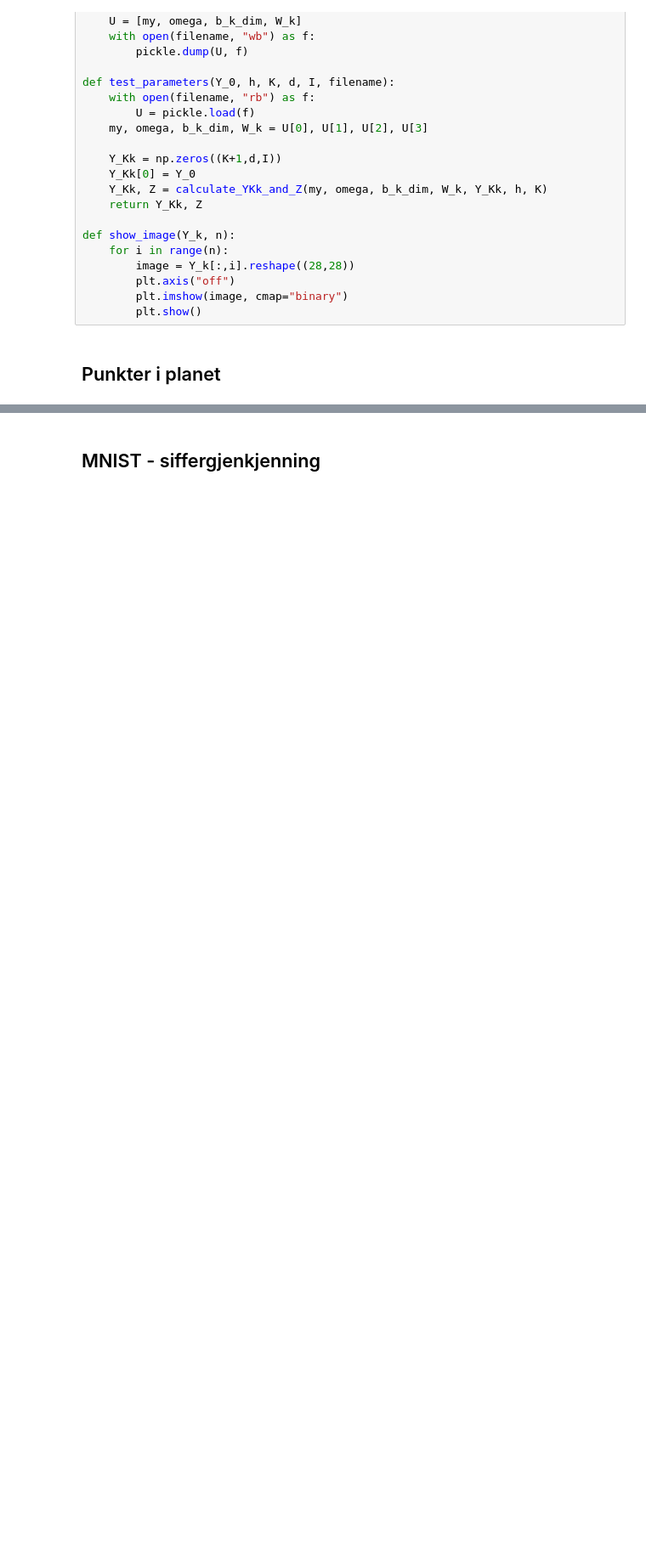
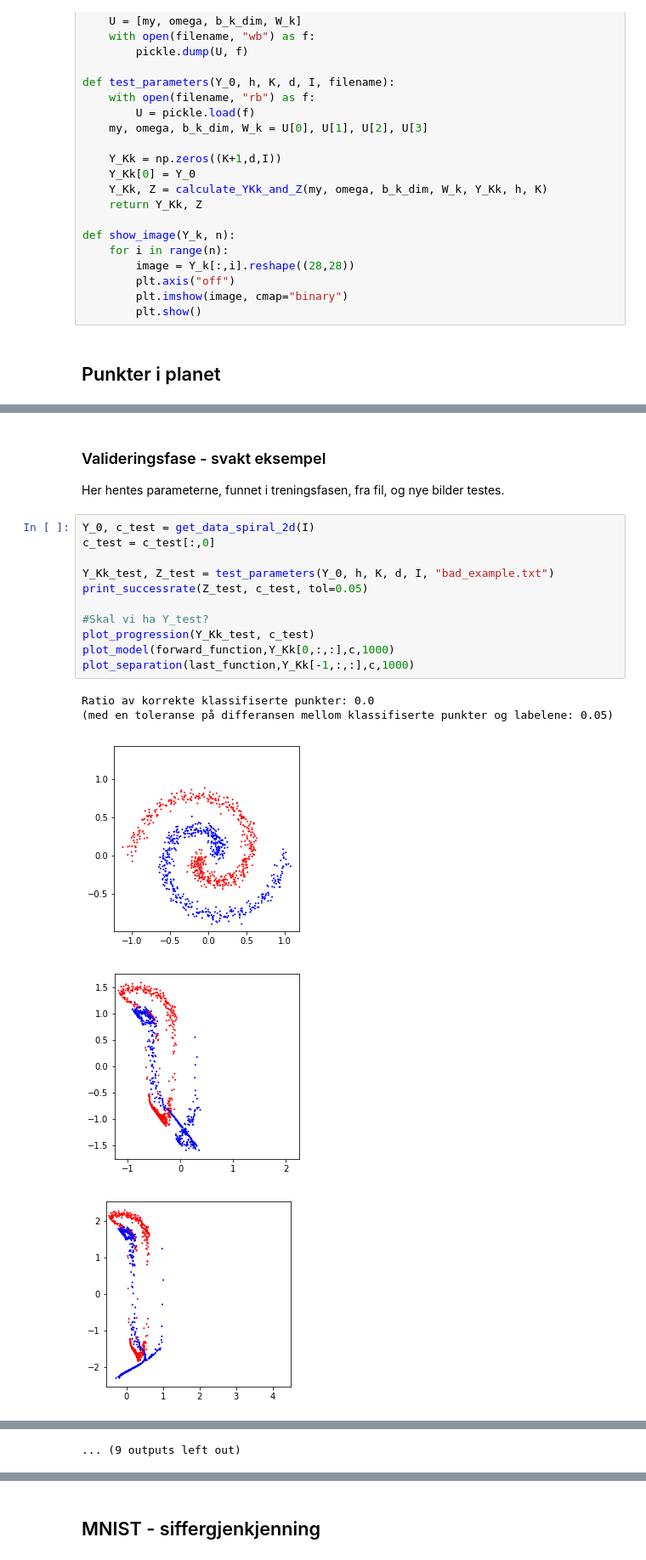
Before and after one commit to josteinklogetvedt/jostein, a Jupyter notebook: Vitber_TMA4320/Vitber_prosjekt2/Vitber_prosjekt2.ipynb, the cells around one changed output, grey strips where cells are left out. Shown: that part at 85% size. Drawn from its saved outputs; the diff is of its cells as text; blank space fills up the shorter version.

```diff
--- a/Vitber_TMA4320/Vitber_prosjekt2/Vitber_prosjekt2.ipynb
+++ b/Vitber_TMA4320/Vitber_prosjekt2/Vitber_prosjekt2.ipynb
@@ -267,0 +300,21 @@ Plotter test resultatene
+# %% [markdown]
+### Valideringsfase - svakt eksempel
+
+Her hentes parameterne, funnet i treningsfasen, fra fil, og nye bilder testes.
+# %%
+Y_0, c_test = get_data_spiral_2d(I)
+c_test = c_test[:,0]
+
+Y_Kk_test, Z_test = test_parameters(Y_0, h, K, d, I, "bad_example.txt")
+print_successrate(Z_test, c_test, tol=0.05)
+
+#Skal vi ha Y_test?
+plot_progression(Y_Kk_test, c_test)
+plot_model(forward_function,Y_Kk[0,:,:],c,1000)
+plot_separation(last_function,Y_Kk[-1,:,:],c,1000)
+# %% [output]
+Ratio av korrekte klassifiserte punkter: 0.0
+(med en toleranse på differansen mellom klassifiserte punkter og labelene: 0.05)
+[figure, added]
+[figure, added]
+[figure, added]
@@ -267,0 +329 @@ Plotter test resultatene
+... (9 outputs left out)
```
Also changed, not shown: parts of 13 cells of this notebook.
